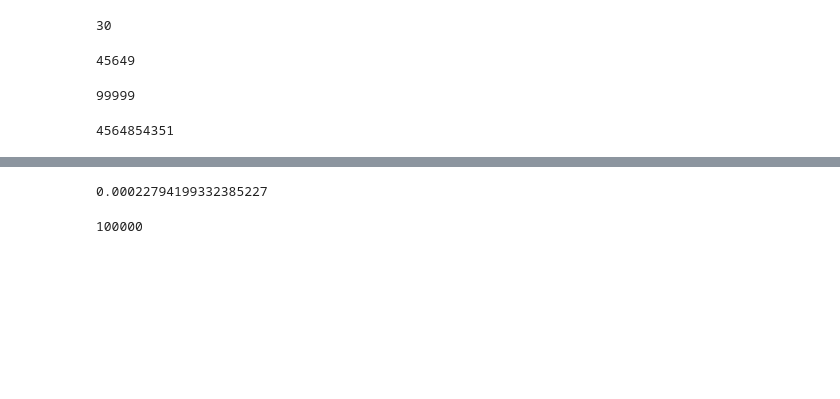
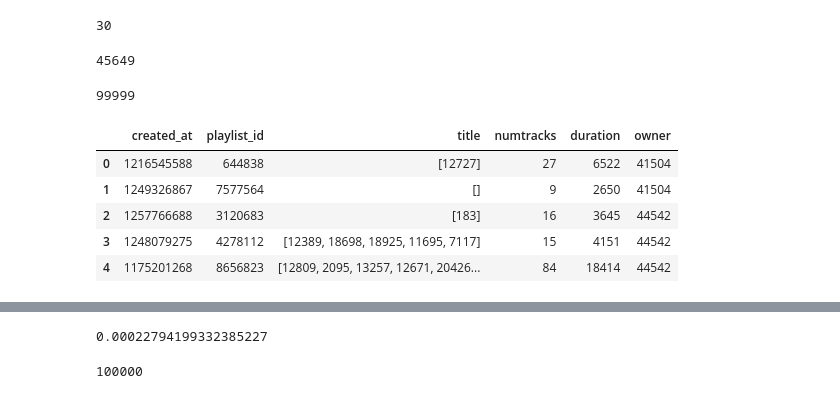
Before and after one commit to battuzz/RS_Challenge, a Jupyter notebook: FirstAnalysis.ipynb, the cells around one changed output, grey strips where cells are left out. Saved outputs shown, nothing was run; the diff lists cells and outputs as text; code cells hidden in the pictures; blank space fills up the shorter version.

```diff
--- a/FirstAnalysis.ipynb
+++ b/FirstAnalysis.ipynb
@@ -24,7 +30,12 @@ pd.unique(train['playlist_id']).size
 pd.unique(train['track_id']).size
 # %% [output]
 99999
-# %%
-99999*45649
-# %% [output]
-4564854351
+# %%
+playlists.head()
+# %% [output]
+|  | created_at | playlist_id | title | numtracks | duration | owner |
+| 0 | 1216545588 | 644838 | [12727] | 27 | 6522 | 41504 |
+| 1 | 1249326867 | 7577564 | [] | 9 | 2650 | 41504 |
+| 2 | 1257766688 | 3120683 | [183] | 16 | 3645 | 44542 |
+| 3 | 1248079275 | 4278112 | [12389, 18698, 18925, 11695, 7117] | 15 | 4151 | 44542 |
+| 4 | 1175201268 | 8656823 | [12809, 2095, 13257, 12671, 20426... | 84 | 18414 | 44542 |
```
Also changed, not shown: parts of 20 cells of this notebook, 7 other files.
